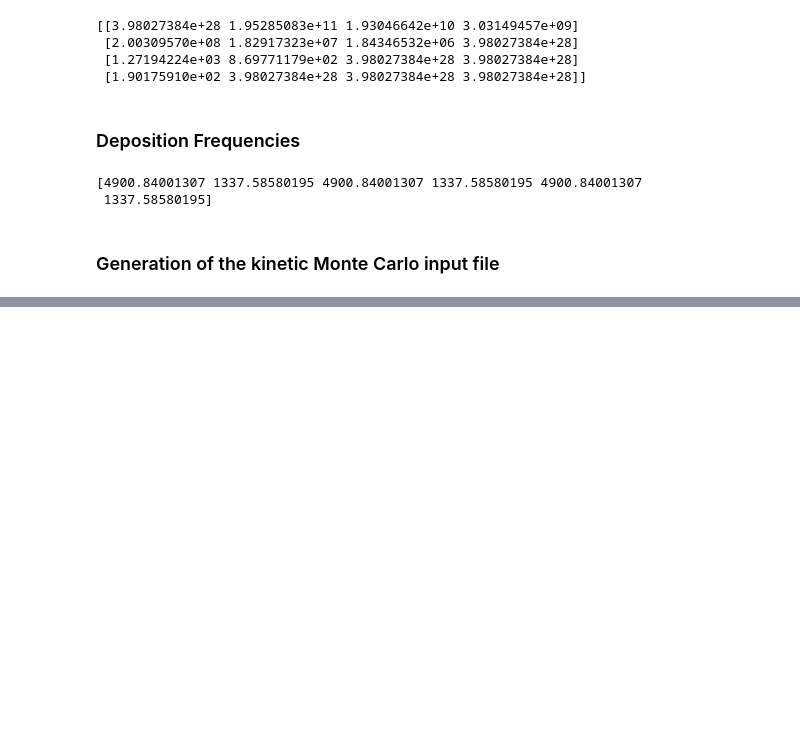
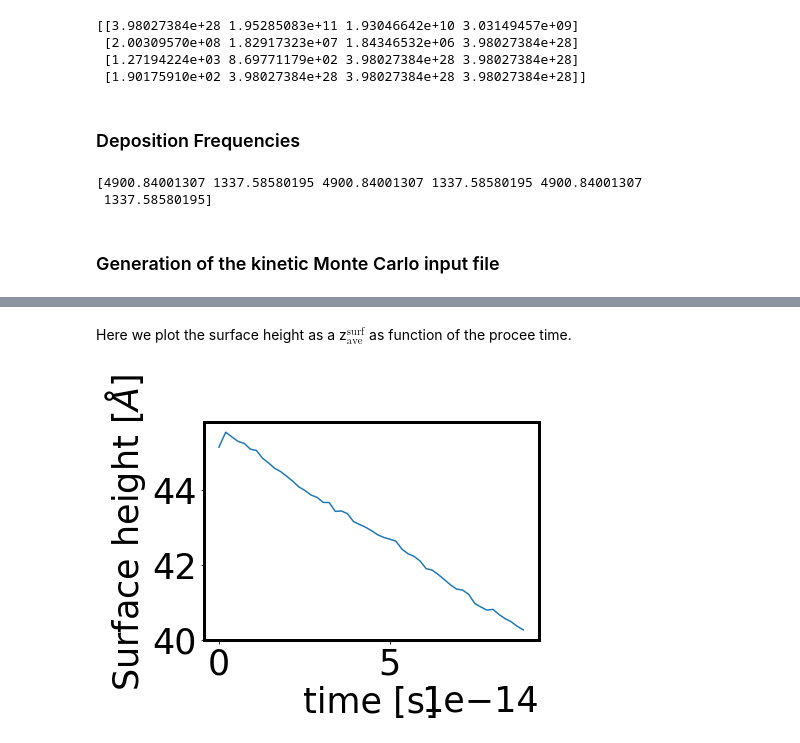
Before and after one commit to giuseppefisicaro/mulskips, a Jupyter notebook: jupyter-notebooks/calibrations/vapor-pressure-3C-SiC-delta-T.ipynb, the cells around one changed output, grey strips where cells are left out. Saved outputs shown, nothing was run; the diff lists cells and outputs as text; code cells hidden in the pictures; blank space fills up the shorter version.

```diff
--- a/jupyter-notebooks/calibrations/vapor-pressure-3C-SiC-delta-T.ipynb
+++ b/jupyter-notebooks/calibrations/vapor-pressure-3C-SiC-delta-T.ipynb
@@ -525,0 +822,15 @@ print_file_input(filename,PtransE_Si,PtransE_C,PtransD,PtransZig,Simulation,Seed
+# %%
+def get_time(filename):
+    with open (filename) as f:
+        content = f.read().splitlines()
+        line=content[0]
+        splitline = line.split()
+        time = float(splitline[3]) # Total number of atoms
+    return time
+# %%
+kmc_time_list = []
+for file in undercoordinated_atoms:
+    filename = rundir+'/xyz/'+file
+    time = get_time(filename)
+    kmc_time_list.append(time)
+#print(kmc_time_list)
@@ -525,0 +840,14 @@ print_file_input(filename,PtransE_Si,PtransE_C,PtransD,PtransZig,Simulation,Seed
+# %%
+nu = 1.0e-12 # jump frequency
+# %%
+time_list = [i * nu for i in kmc_time_list]
+# %% [markdown]
+Here we plot the surface height as a z$^{\text{surf}}_{\text{ave}}$ as function of the procee time.
+# %%
+plt.plot(time_list,all_surface_heights)
+plt.xlabel('time [s]')
+plt.ylabel('Surface height [$\AA$]')
+plt.ticklabel_format(axis='x',style='sci',scilimits=(0,0))
+plt.show()
+# %% [output]
+[figure, added]
```
Also changed, not shown: parts of 39 cells of this notebook, 3 other files.
